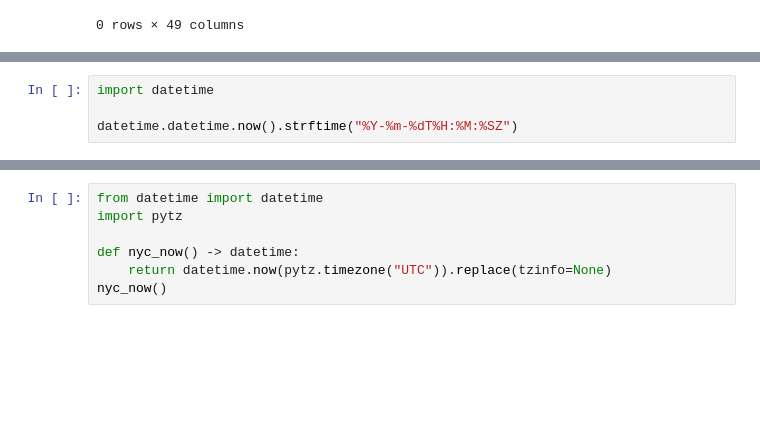
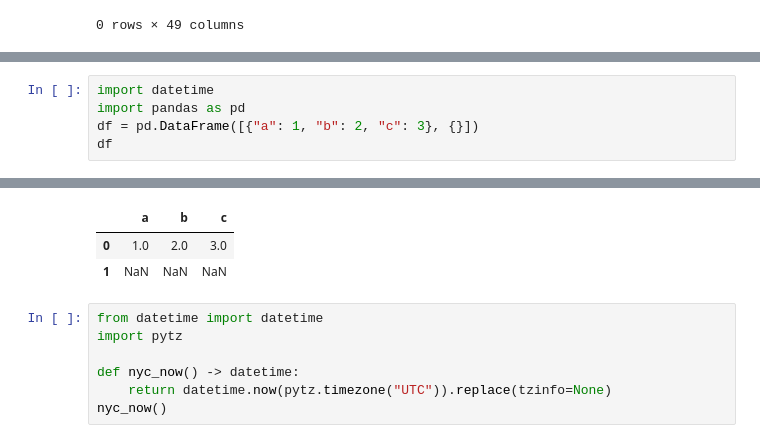
Before and after one commit to xuyifan6668/alpaca-strategy, a Jupyter notebook: test.ipynb, the cells around one changed output, grey strips where cells are left out. Saved outputs shown, nothing was run; the diff lists cells and outputs as text; blank space fills up the shorter version.

```diff
--- a/test.ipynb
+++ b/test.ipynb
@@ -28,5 +28,6 @@ df
 # %%
 import datetime
-
-datetime.datetime.now().strftime("%Y-%m-%dT%H:%M:%SZ")
+import pandas as pd
+df = pd.DataFrame([{"a": 1, "b": 2, "c": 3}, {}])
+df
 # %% [output]
@@ -34,3 +34,6 @@ datetime.datetime.now().strftime("%Y-%m-%dT%H:%M:%SZ")
+|  | a | b | c |
+| 0 | 1.0 | 2.0 | 3.0 |
+| 1 | NaN | NaN | NaN |
 # %%
 from datetime import datetime
 import pytz
```
Also changed, not shown: parts of 5 cells of this notebook, 13 other files.
